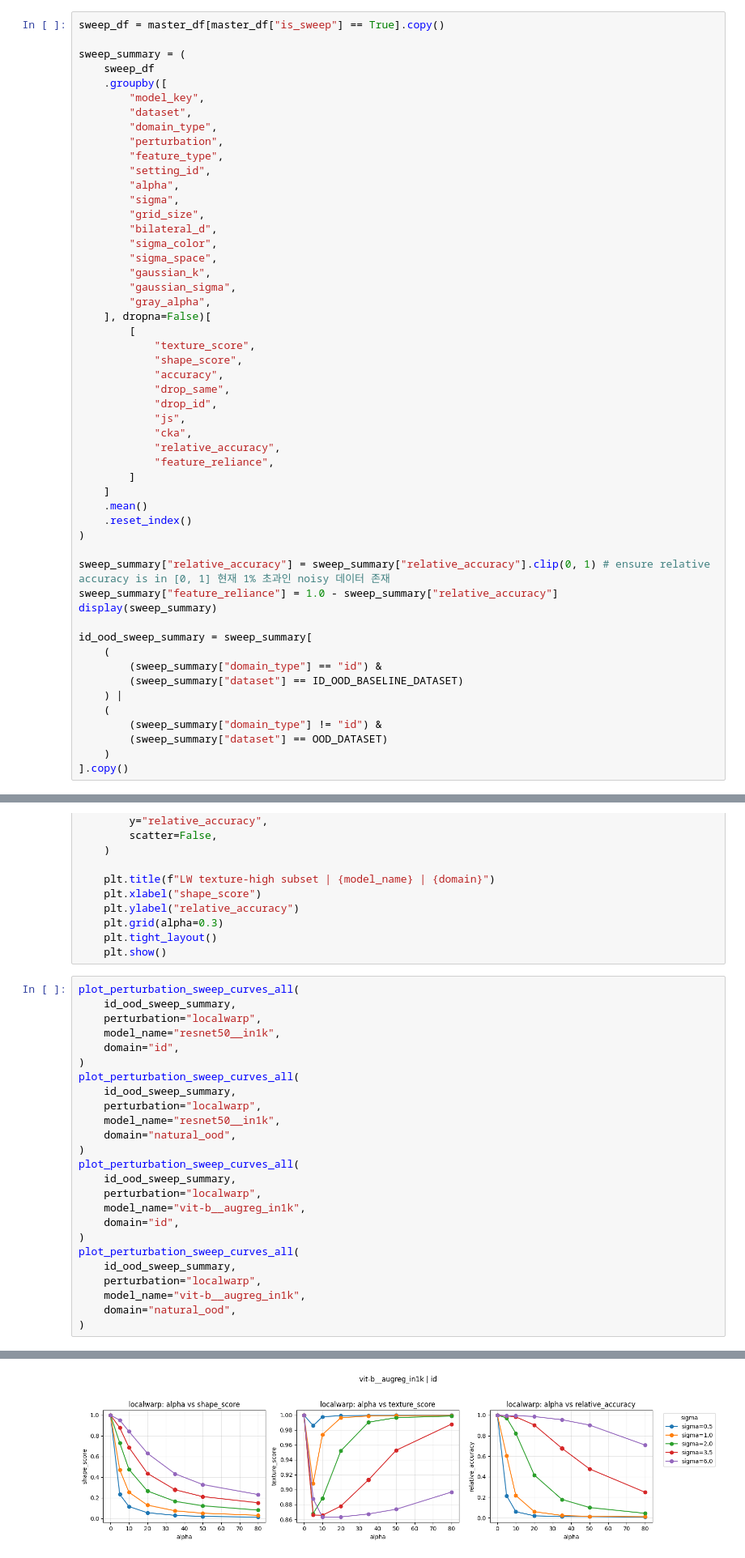
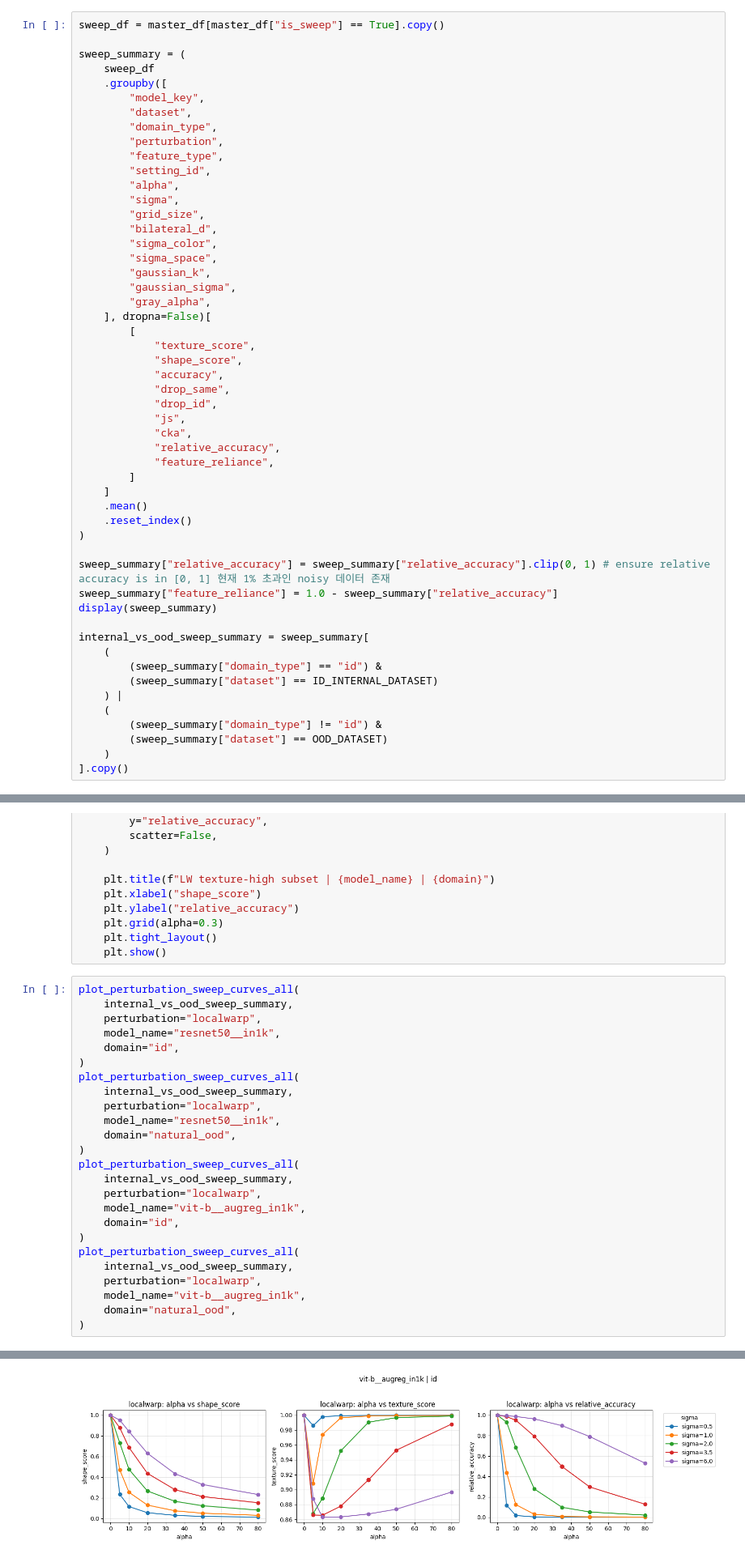
Before and after one commit to sdsdsdsdaf/Feature-Reliance, a Jupyter notebook: results_analysis.ipynb, the cells around one changed output, grey strips where cells are left out. Shown at 81% size. Cells and saved outputs as stored; diff of their text form.

```diff
--- a/results_analysis.ipynb
+++ b/results_analysis.ipynb
@@ -923,10 +923,10 @@ sweep_summary["relative_accuracy"] = sweep_summary["relative_accuracy"].clip(0,
 sweep_summary["feature_reliance"] = 1.0 - sweep_summary["relative_accuracy"]
 display(sweep_summary)
 
-id_ood_sweep_summary = sweep_summary[
+internal_vs_ood_sweep_summary = sweep_summary[
     (
         (sweep_summary["domain_type"] == "id") &
-        (sweep_summary["dataset"] == ID_OOD_BASELINE_DATASET)
+        (sweep_summary["dataset"] == ID_INTERNAL_DATASET)
     ) |
     (
         (sweep_summary["domain_type"] != "id") &
@@ -1161,25 +1161,25 @@ def plot_lw_texture_high_shape_vs_acc(
     plt.show()
 # %%
 plot_perturbation_sweep_curves_all(
-    id_ood_sweep_summary,
+    internal_vs_ood_sweep_summary,
     perturbation="localwarp",
     model_name="resnet50__in1k",
     domain="id",
 )
 plot_perturbation_sweep_curves_all(
-    id_ood_sweep_summary,
+    internal_vs_ood_sweep_summary,
     perturbation="localwarp",
     model_name="resnet50__in1k",
     domain="natural_ood",
 )
 plot_perturbation_sweep_curves_all(
-    id_ood_sweep_summary,
+    internal_vs_ood_sweep_summary,
     perturbation="localwarp",
     model_name="vit-b__augreg_in1k",
     domain="id",
 )
 plot_perturbation_sweep_curves_all(
-    id_ood_sweep_summary,
+    internal_vs_ood_sweep_summary,
     perturbation="localwarp",
     model_name="vit-b__augreg_in1k",
     domain="natural_ood",
@@ -1189,5 +1189,5 @@ plot_perturbation_sweep_curves_all(
 [figure]
-[figure, old version]
+[figure, new version]
 [figure]
 # %%
 plot_lw_texture_high_shape_vs_acc(
```
Also changed, not shown: parts of 22 cells of this notebook, 7 other files.
